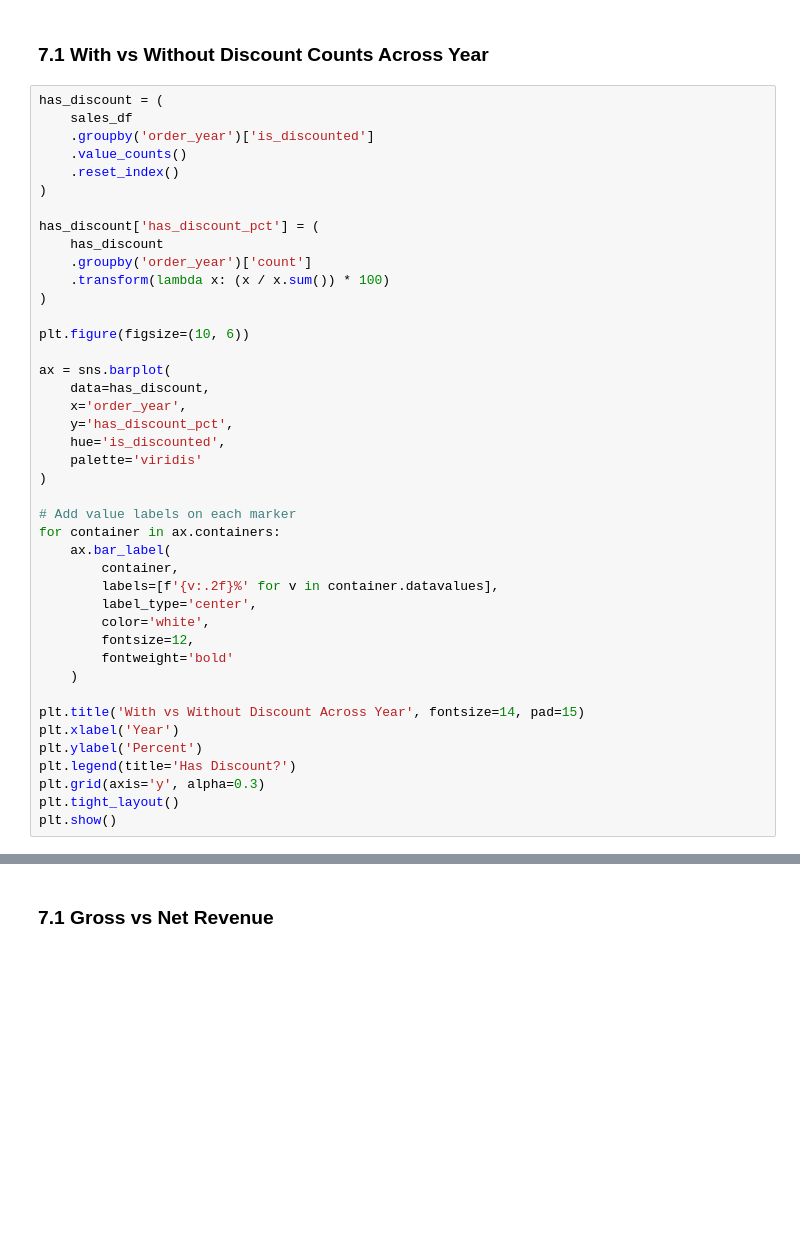
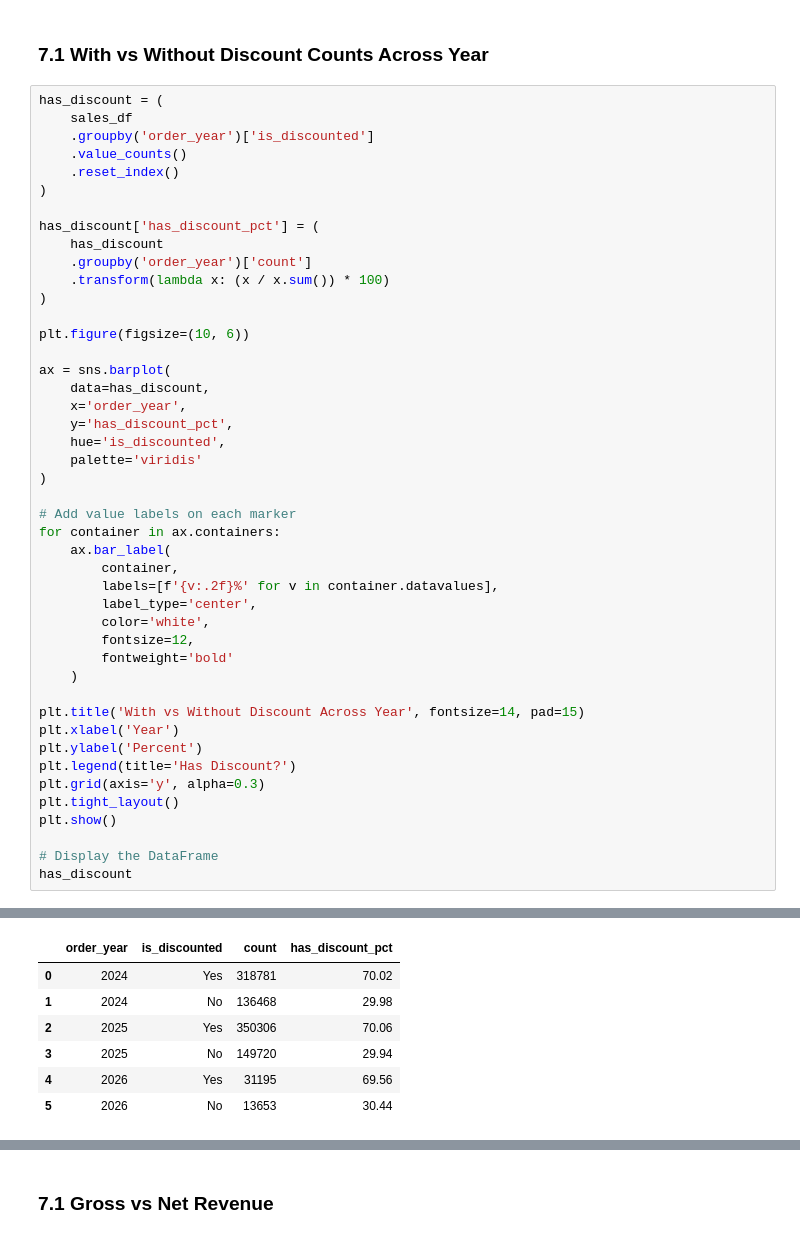
Before and after one commit to judiellegaspina/Ecommerce-EDA-and-Sales-Prediction, a Jupyter notebook: 05_Sales_Analysis.ipynb, the cells around one changed output, grey strips where cells are left out. Saved outputs shown, nothing was run; the diff lists cells and outputs as text; blank space fills up the shorter version.

```diff
--- a/05_Sales_Analysis.ipynb
+++ b/05_Sales_Analysis.ipynb
@@ -1115,30 +1115,40 @@ has_discount['has_discount_pct'] = (
 plt.figure(figsize=(10, 6))
 
 ax = sns.barplot(
     data=has_discount,
     x='order_year',
     y='has_discount_pct',
     hue='is_discounted',
     palette='viridis'
 )
 
 # Add value labels on each marker
 for container in ax.containers:
     ax.bar_label(
         container,
         labels=[f'{v:.2f}%' for v in container.datavalues],
         label_type='center',
         color='white',
         fontsize=12,
         fontweight='bold'
     )
 
 plt.title('With vs Without Discount Across Year', fontsize=14, pad=15)
 plt.xlabel('Year')
 plt.ylabel('Percent')
 plt.legend(title='Has Discount?')
 plt.grid(axis='y', alpha=0.3)
 plt.tight_layout()
 plt.show()
+
+# Display the DataFrame
+has_discount
 # %% [output]
 [figure]
+|  | order_year | is_discounted | count | has_discount_pct |
+| 0 | 2024 | Yes | 318781 | 70.02 |
+| 1 | 2024 | No | 136468 | 29.98 |
+| 2 | 2025 | Yes | 350306 | 70.06 |
+| 3 | 2025 | No | 149720 | 29.94 |
+| 4 | 2026 | Yes | 31195 | 69.56 |
+| 5 | 2026 | No | 13653 | 30.44 |
```
Also changed, not shown: parts of 2 cells of this notebook.
